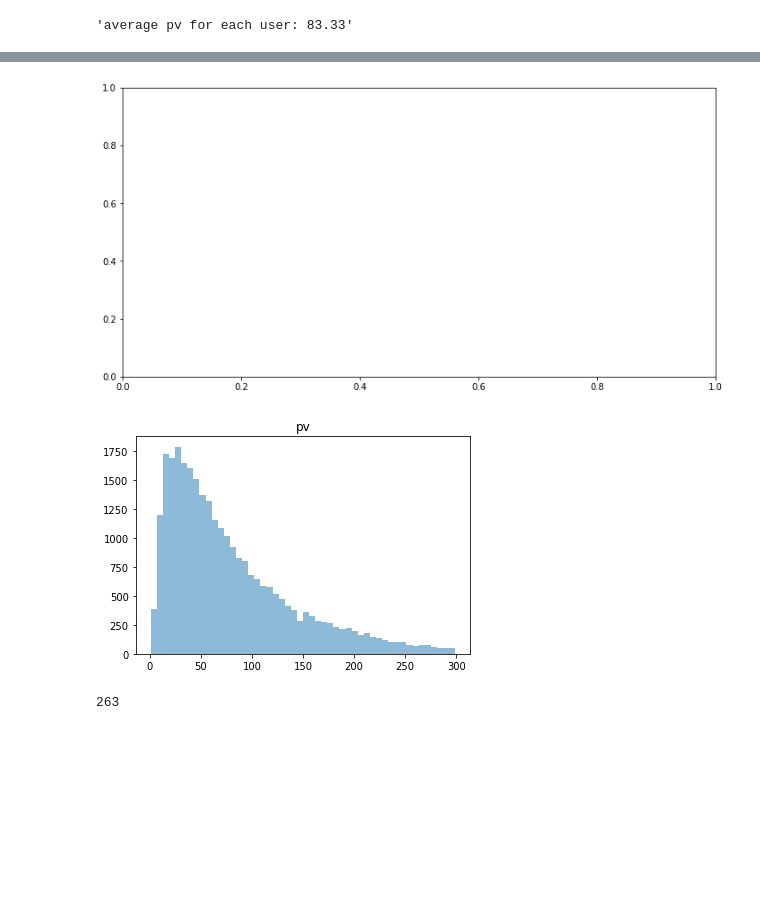
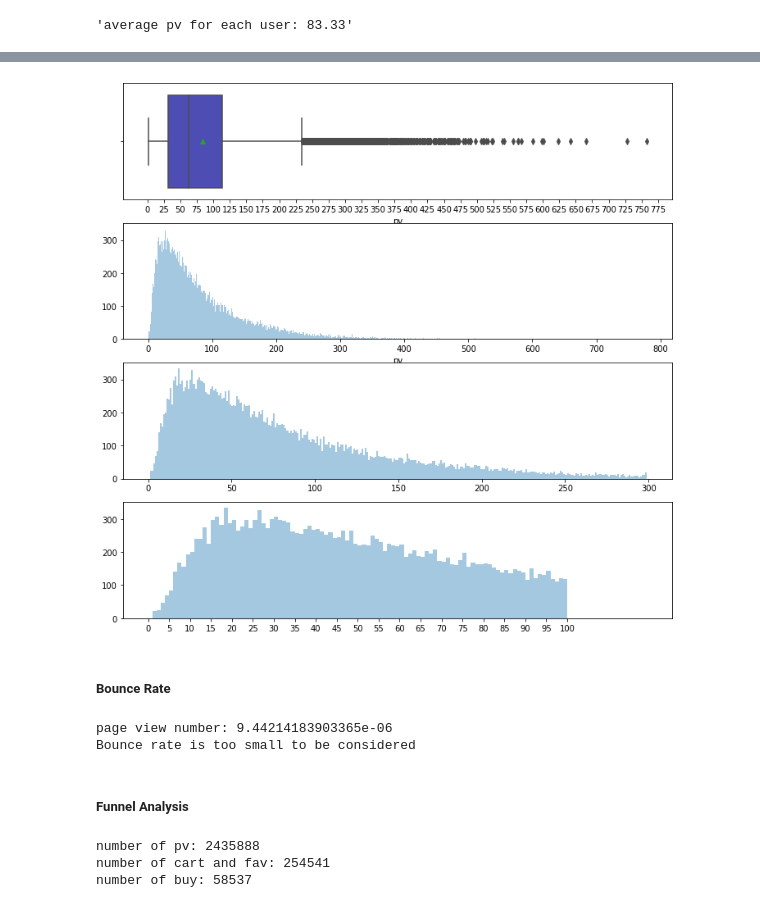
Before and after one commit to paxton615/Alibaba_UserBehavior_Analysis, a Jupyter notebook: Funnel Analysis_Find Conversion Rates.ipynb, the cells around one changed output, grey strips where cells are left out. Saved outputs shown, nothing was run; the diff lists cells and outputs as text; code cells hidden in the pictures; blank space fills up the shorter version.

Commit message:
second part funnel is finished, checking

```diff
--- a/Funnel Analysis_Find Conversion Rates.ipynb
+++ b/Funnel Analysis_Find Conversion Rates.ipynb
@@ -60,11 +50,32 @@ user_pv.hist(grid=False,figsize=(12,6),bins=50,alpha=0.5);
-# %%
-fig,ax = plt.subplots(figsize=(12,6))
-user_pv[user_pv['pv']<300].hist(grid=False,bins=50,alpha=0.5);
-plt.show()
-# %% [output]
-[figure, removed]
-[figure, removed]
-# %%
-len(user_pv[user_pv['pv']==41])
-# %% [output]
-263
+# %%
+fig,ax = plt.subplots(nrows=4,figsize=(12,12))
+sns.boxplot(user_pv['pv'],ax=ax[0],orient='h',showmeans=True,color='b',saturation=0.4)
+sns.distplot(user_pv['pv'],bins=range(0,780,1),kde=False,ax=ax[1])
+sns.distplot(user_pv[user_pv['pv']<300],bins=range(0,300,1),kde=False,ax=ax[2])
+sns.distplot(user_pv[user_pv['pv']<100],bins=range(0,120,1),kde=False,ax=ax[3])
+ax[0].set_xticks(range(0,800,25))
+ax[3].set_xticks(range(0,105,5))
+plt.show()
+# %% [output]
+[figure, added]
+# %% [markdown]
+##### Bounce Rate
+# %%
+Bounce_rate = len(user_pv[user_pv['pv'] == 1]) / users[users['status']=='pv']['user_id'].count()
+print('page view number: {}'.format(Bounce_rate))
+print('Bounce rate is too small to be considered')
+# %% [output]
+page view number: 9.44214183903365e-06
+Bounce rate is too small to be considered
+# %% [markdown]
+##### Funnel Analysis
+# %%
+print('number of pv: {}'.format(len(users[users['status']=='pv'])))
+
+print('number of cart and fav: {}'.format(len(users[(users['status']=='cart') | (users['status']=='fav')])))
+
+print('number of buy: {}'.format(len(users[users['status']=='buy'])))
+# %% [output]
+number of pv: 2435888
+number of cart and fav: 254541
+number of buy: 58537
```
Also changed, not shown: parts of 13 cells of this notebook, 3 other files.
